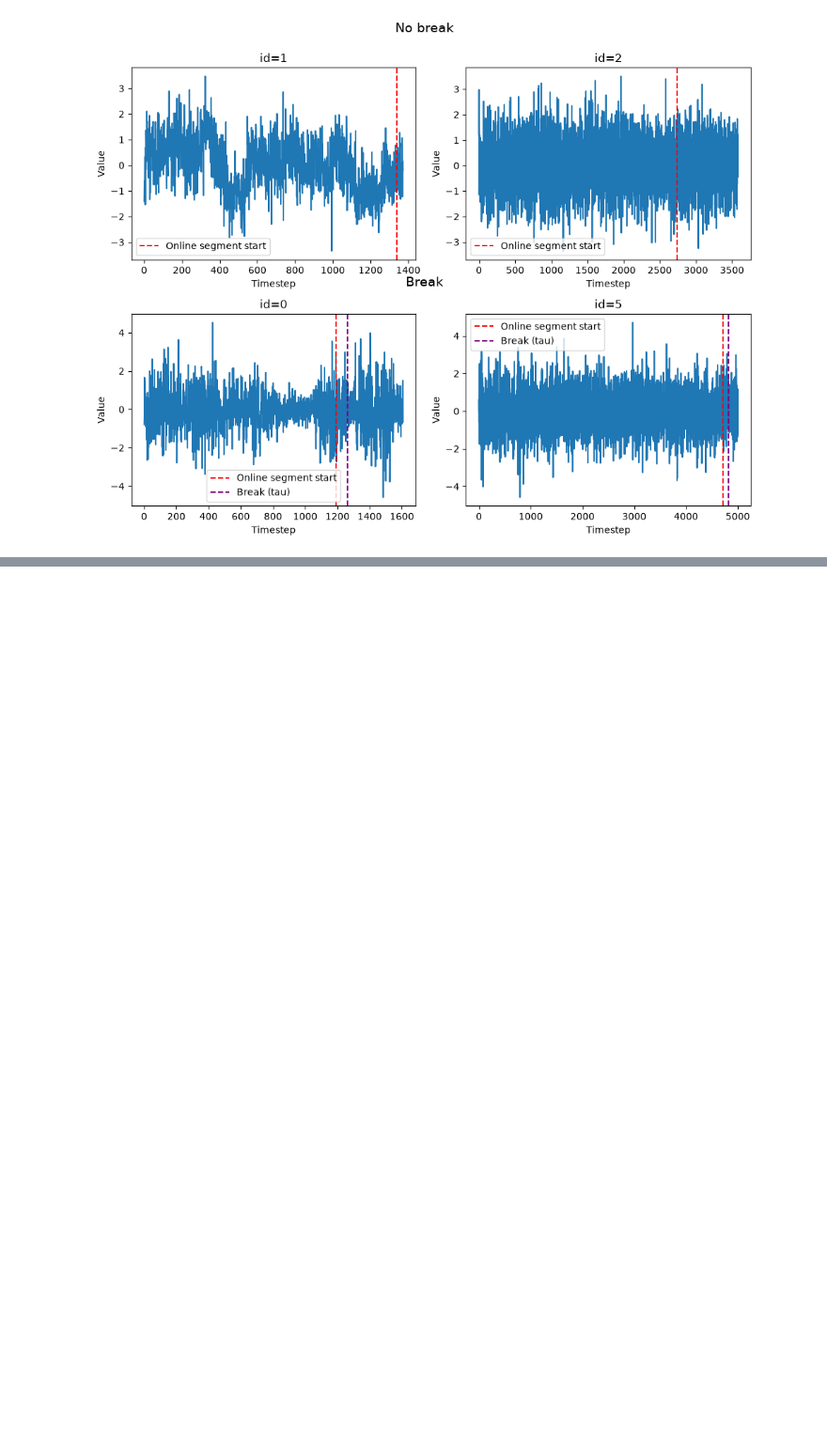
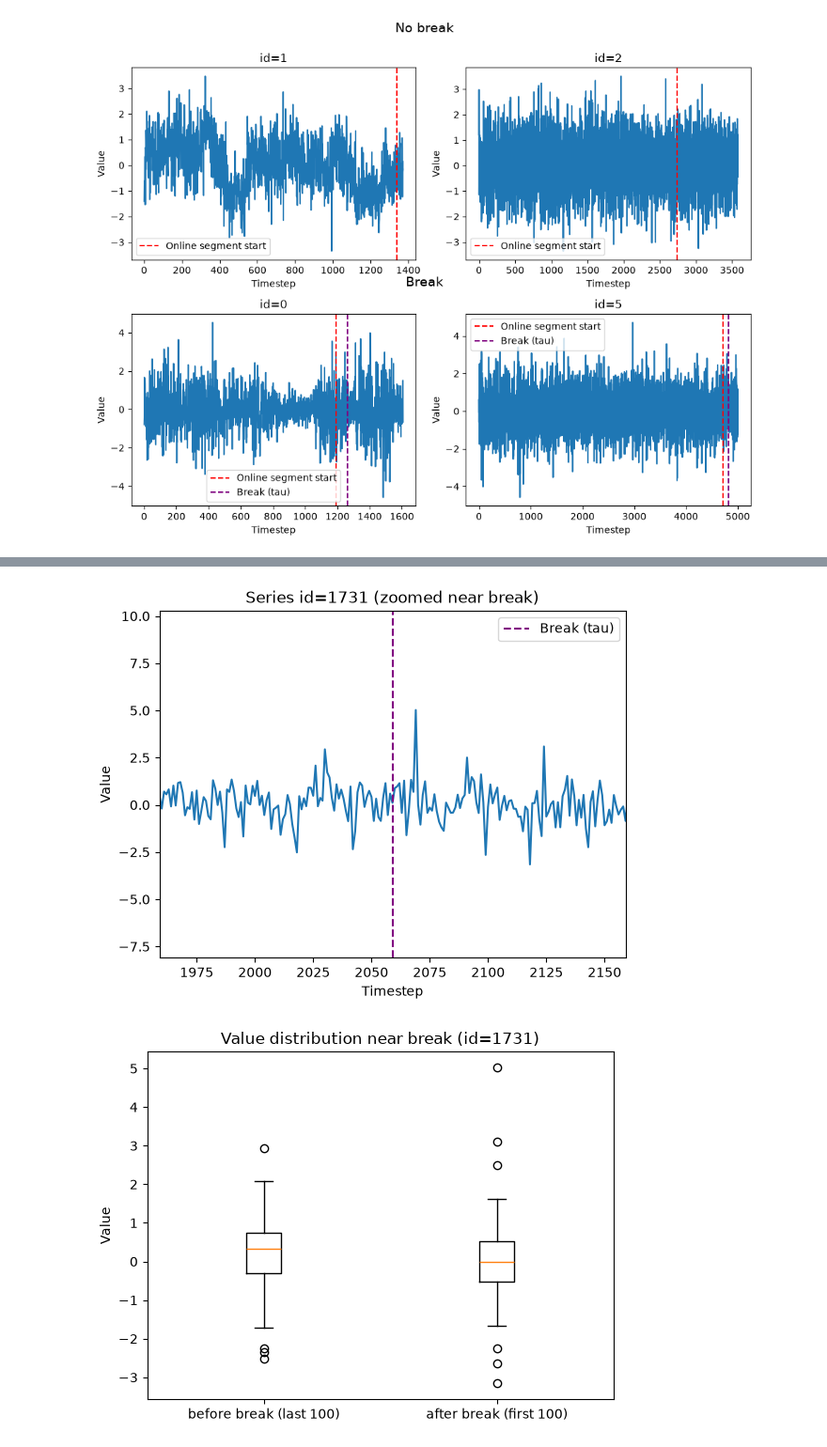
Before and after one commit to AmineSlaoui/structural_break, a Jupyter notebook: notebooks/eda.ipynb, the cells around one changed output, grey strips where cells are left out. Shown at 94% size. Drawn from its saved outputs; the diff is of its cells as text; code cells hidden in the pictures; blank space fills up the shorter version.

```diff
--- a/notebooks/eda.ipynb
+++ b/notebooks/eda.ipynb
@@ -174,0 +212,22 @@ plt.show()
+# %%
+# Zoomed comparison: before vs after break
+plt.plot(serie.index, serie['value'])
+plt.axvline(x=breakpoint, color='purple', linestyle='--', label='Break (tau)')
+plt.xlim(breakpoint - 100, breakpoint + 100)
+plt.title(f'Series id={serie_id} (zoomed near break)')
+plt.xlabel('Timestep')
+plt.ylabel('Value')
+plt.legend()
+plt.show()
+
+
+before_zoom = before_break.tail(100)
+after_zoom = after_break.head(100)
+
+plt.boxplot([before_zoom['value'], after_zoom['value']], tick_labels=['before break (last 100)', 'after break (first 100)'])
+plt.title(f'Value distribution near break (id={serie_id})')
+plt.ylabel('Value')
+plt.show()
+# %% [output]
+[figure, added]
+[figure, added]
```
Also changed, not shown: parts of 2 cells of this notebook.
